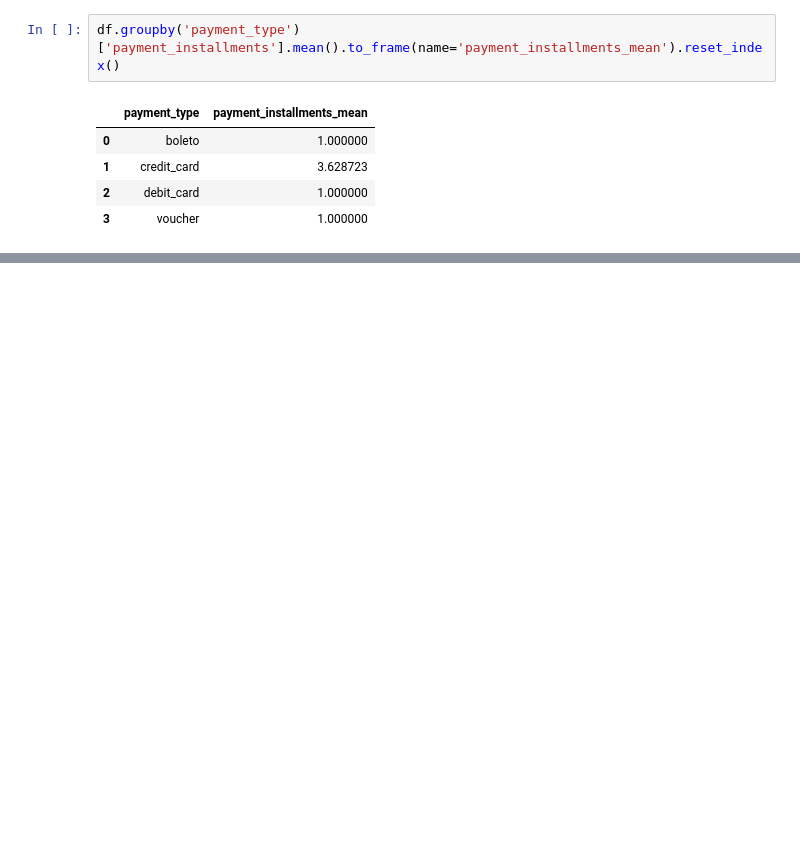
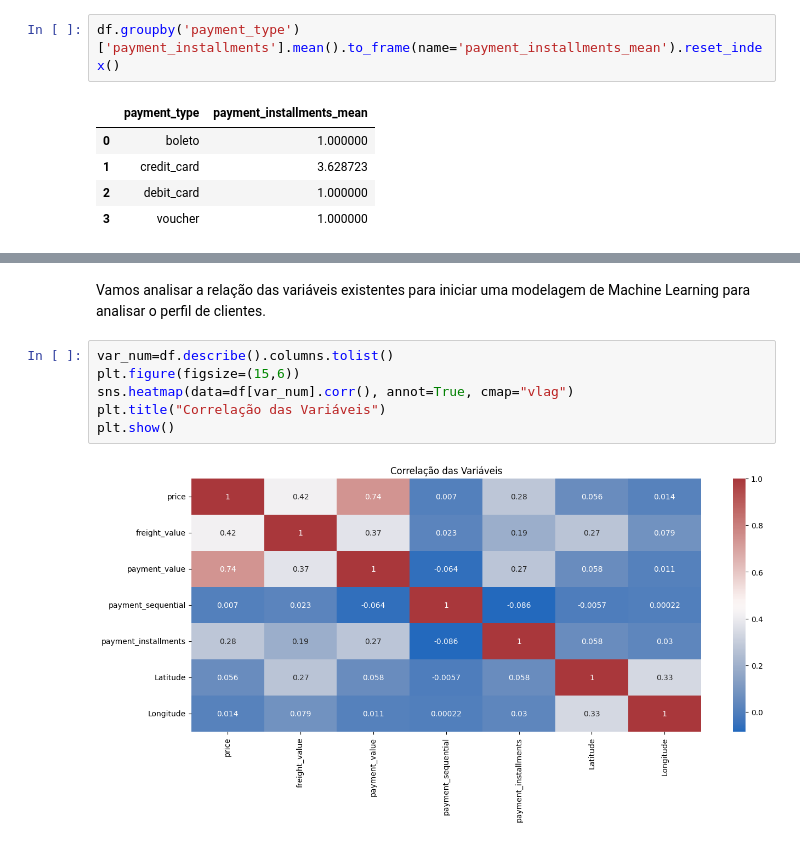
Before and after one commit to jesyavl/ADA5, a Jupyter notebook: ADPR6_PROJETO_ML2.ipynb, the cells around one changed output, grey strips where cells are left out. Saved outputs shown, nothing was run; the diff lists cells and outputs as text; blank space fills up the shorter version.

```diff
--- a/ADPR6_PROJETO_ML2.ipynb
+++ b/ADPR6_PROJETO_ML2.ipynb
@@ -621,0 +665,10 @@ df.groupby('payment_type')['payment_installments'].mean().to_frame(name='payment
+# %% [markdown]
+Vamos analisar a relação das variáveis existentes para iniciar uma modelagem de Machine Learning para analisar o perfil de clientes.
+# %%
+var_num=df.describe().columns.tolist()
+plt.figure(figsize=(15,6))
+sns.heatmap(data=df[var_num].corr(), annot=True, cmap="vlag")
+plt.title("Correlação das Variáveis")
+plt.show()
+# %% [output]
+[figure, added]
```
Also changed, not shown: parts of 16 cells of this notebook.
